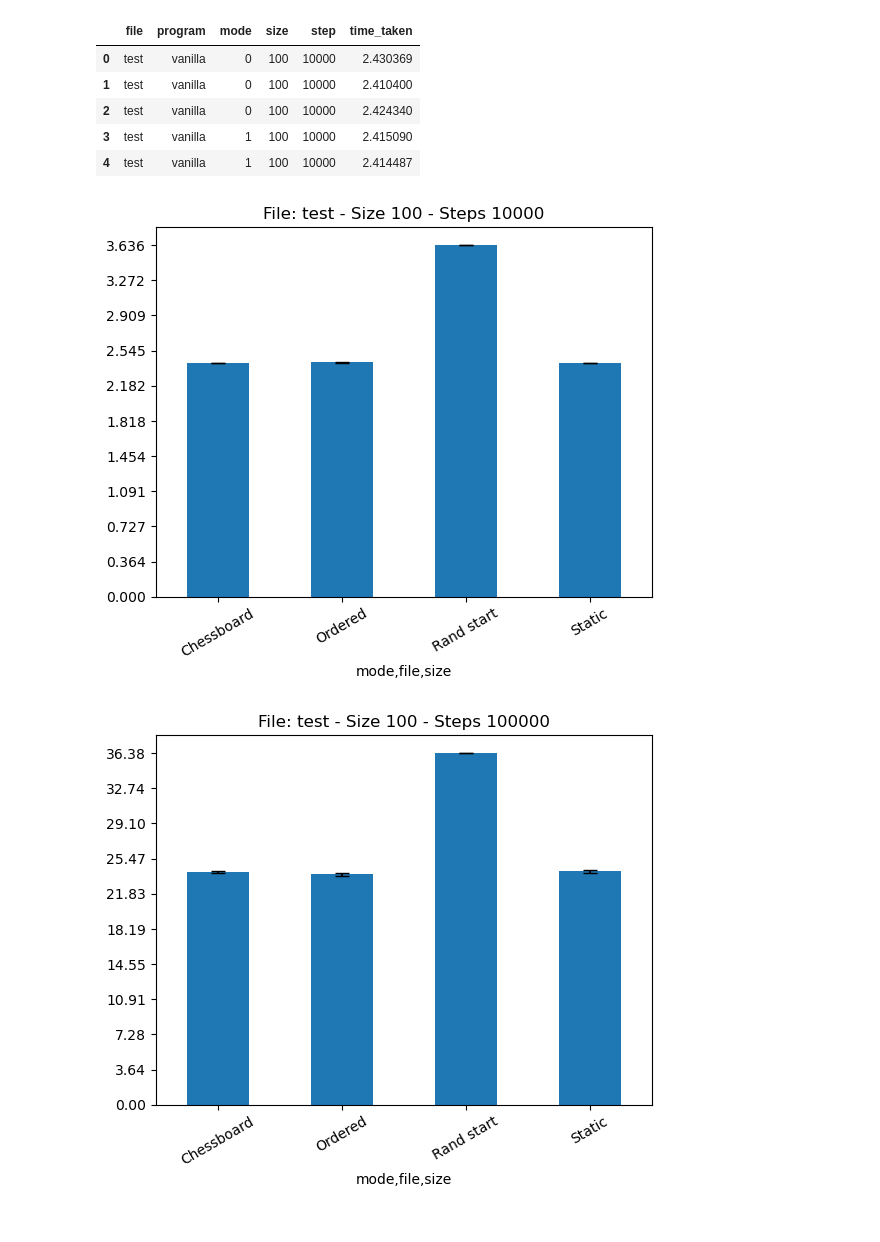
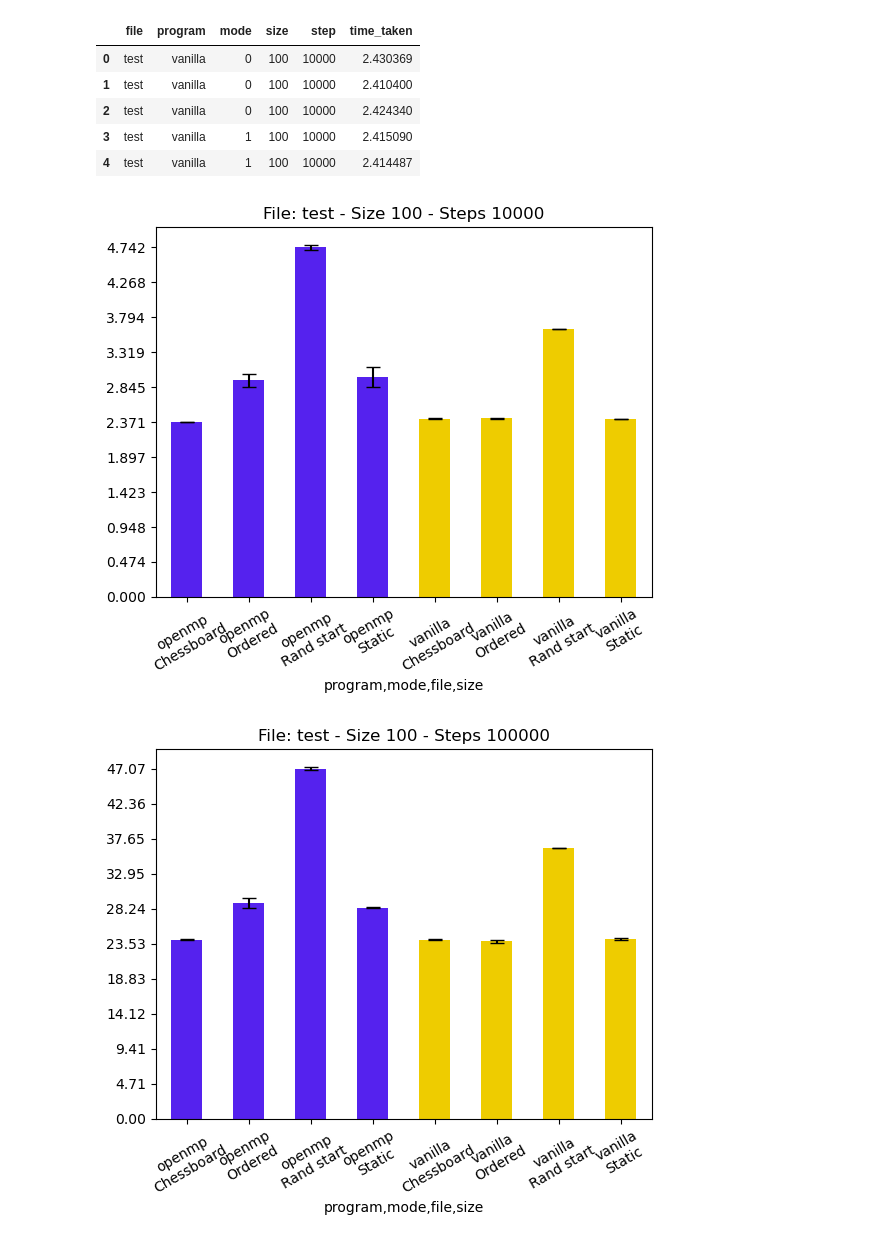
Before and after one commit to crispymcbacon/fhpc-final-assigment-22-23, a Jupyter notebook: exercise1/test.ipynb, the cells around one changed output. Saved outputs shown, nothing was run; the diff lists cells and outputs as text; code cells hidden in the pictures.

```diff
--- a/exercise1/test.ipynb
+++ b/exercise1/test.ipynb
@@ -21,37 +21,45 @@ df['mode'] = df['mode'].replace({0: 'Ordered', 1: 'Static', 2: 'Rand start', 3:
 
 # Get unique 'file' values
 file_values = df['file'].unique()
 # Get unique 'step' values
 step_values = df['step'].unique()
 # Get unique 'size' values
 size_values = df['size'].unique()
 
 for file_value in file_values:
     for size_value in size_values:
         for step_value in step_values:
+            # Get subset of dataframe for each file, size and step
             subset = df[(df['step'] == step_value) & (df['file'] == file_value) & (df['size'] == size_value)]
-            mean_time = subset.groupby(['mode', 'file', 'size'])['time_taken'].mean()
-            std_dev = subset.groupby(['mode', 'file', 'size'])['time_taken'].std()
 
-            plot = mean_time.plot(kind='bar', yerr=std_dev, capsize=5)  # Add error bars
+            # Get mean and standard deviation of time_taken for each mode
+            mean_time = subset.groupby(['program', 'mode', 'file', 'size'])['time_taken'].mean()
+            std_dev = subset.groupby(['program', 'mode', 'file', 'size'])['time_taken'].std()
 
+            # Define a color map for the programs
+            color_map = {'vanilla': '#EC0', 'openmp': '#52E', 'mpi': 'green'}
+
+            # Plot the data using the color map
+            plot = mean_time.plot(kind='bar', yerr=std_dev, capsize=5, color=[color_map[program] for program, _, _, _ in mean_time.index])
+
+            # Add title and axis names
             plot.set_title(f'File: {file_value} - Size {size_value} - Steps {step_value}')
 
             # Get current y-axis limits
             ymin, ymax = plot.get_ylim()
 
             # Define the new ticks (this example generates ticks at 0.1 intervals)
             new_ticks = np.arange(ymin, ymax, 0.1 * mean_time.max())
             plot.set_yticks(new_ticks)
 
-            # Edit x-axis labels to be only the mode
-            plot.set_xticklabels(mean_time.index.get_level_values('mode'))
+            # Edit x-axis labels to have program and mode
+            plot.set_xticklabels([f'{program}\n{mode}' for program, mode, _, _ in mean_time.index])
 
             # Rotate x-axis labels by 45 degrees
             plt.xticks(rotation=30)
 
             # To display the plot with the new tick marks and rotated labels
             plt.show()
 # %% [output]
-[figure, old version]
+[figure, new version]
-[figure, old version]
+[figure, new version]
```
Also changed, not shown: 4 other files.
